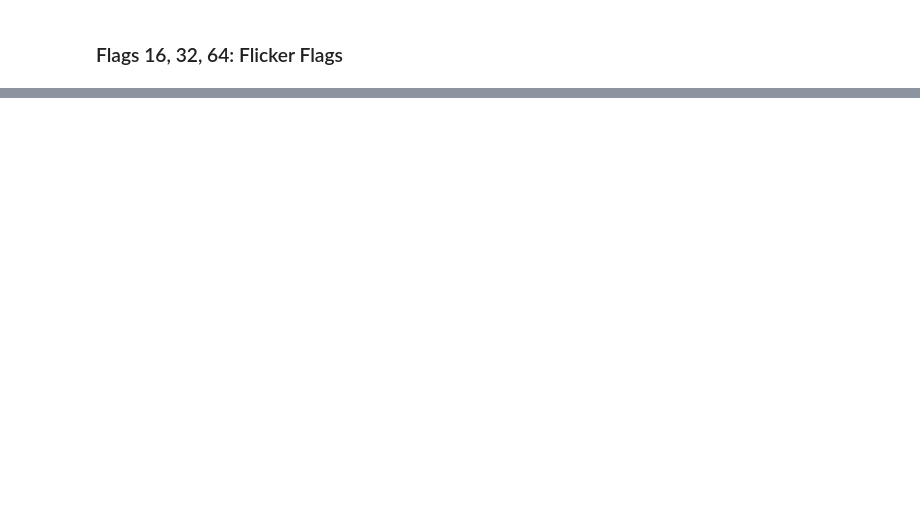
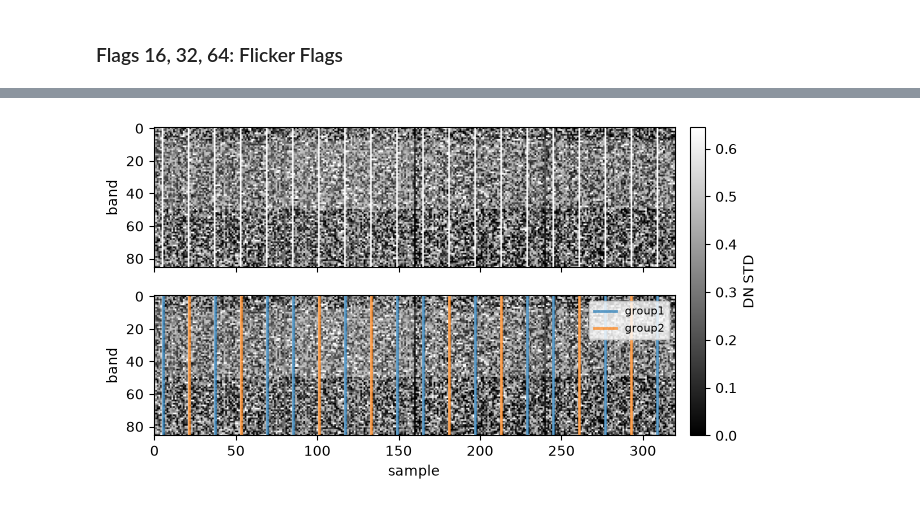
Before and after one commit to MillionConcepts/moonlight-pipeline, a Jupyter notebook: tutorials/tutorial3_comprehensive_flagging.ipynb, the cells around one changed output, grey strips where cells are left out. Saved outputs shown, nothing was run; the diff lists cells and outputs as text; code cells hidden in the pictures; blank space fills up the shorter version.

```diff
--- a/tutorials/tutorial3_comprehensive_flagging.ipynb
+++ b/tutorials/tutorial3_comprehensive_flagging.ipynb
@@ -162,2 +232,30 @@ For a variety of reasons, "bad" columns of data persist in L1B products. The cau
 # %%
-# show flickering in std of dark signal image of target mode, second image of lines over flicker groups
+dark_id = 'm3g20090420t201515'
+path_to_dark = f"./tutorial_data/{dark_id}_l0.fits"
+with fits.open(path_to_dark) as hdul:
+    dark = hdul[0].data
+dark_std = np.std(dark[:, 1:-1, :], axis=1)
+vmin, vmax = np.nanpercentile(dark_std, [0, 90])
+dark_std_clipped = np.clip(dark_std, vmin, vmax)   # clip std image to show columns more clearly
+
+# 0-indexed, L0 shape flicker groups identified by hand
+flicker_groups = {
+    'group1': np.array([309, 277, 245, 229, 197, 165, 149, 117, 85, 69, 37, 5]),
+    'group2': np.array([293, 261, 213, 181, 133, 101, 53, 21]),
+}
+group_colors = {'group1': 'tab:blue', 'group2': 'tab:orange'}
+fig, (ax1, ax2) = plt.subplots(2, 1, figsize=(10, 4), sharex=True)
+im = ax1.imshow(dark_std_clipped, cmap='grey')
+ax1.set_ylabel('band')
+ax2.imshow(dark_std_clipped, cmap='grey')
+for name, cols in flicker_groups.items():
+    for i, col in enumerate(cols):
+        ax2.axvline(col, color=group_colors[name], lw=2, alpha=0.7,
+                    label=name if i == 0 else None)
+ax2.set_xlabel('sample')
+ax2.set_ylabel('band')
+ax2.legend(loc='upper right', fontsize=8, framealpha=0.8)
+fig.colorbar(im, ax=[ax1, ax2], orientation='vertical', pad=0.02, label='DN STD')
+plt.show()
+# %% [output]
+[figure, added]
```
Also changed, not shown: parts of 32 cells of this notebook, 8 other files.
